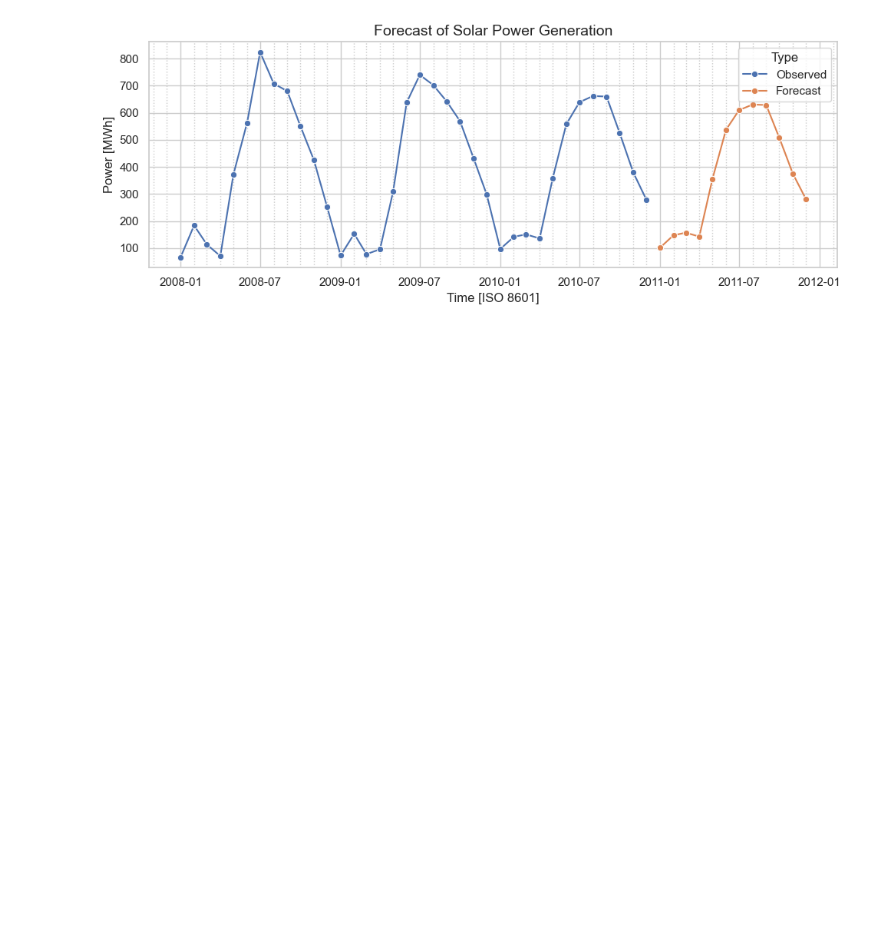
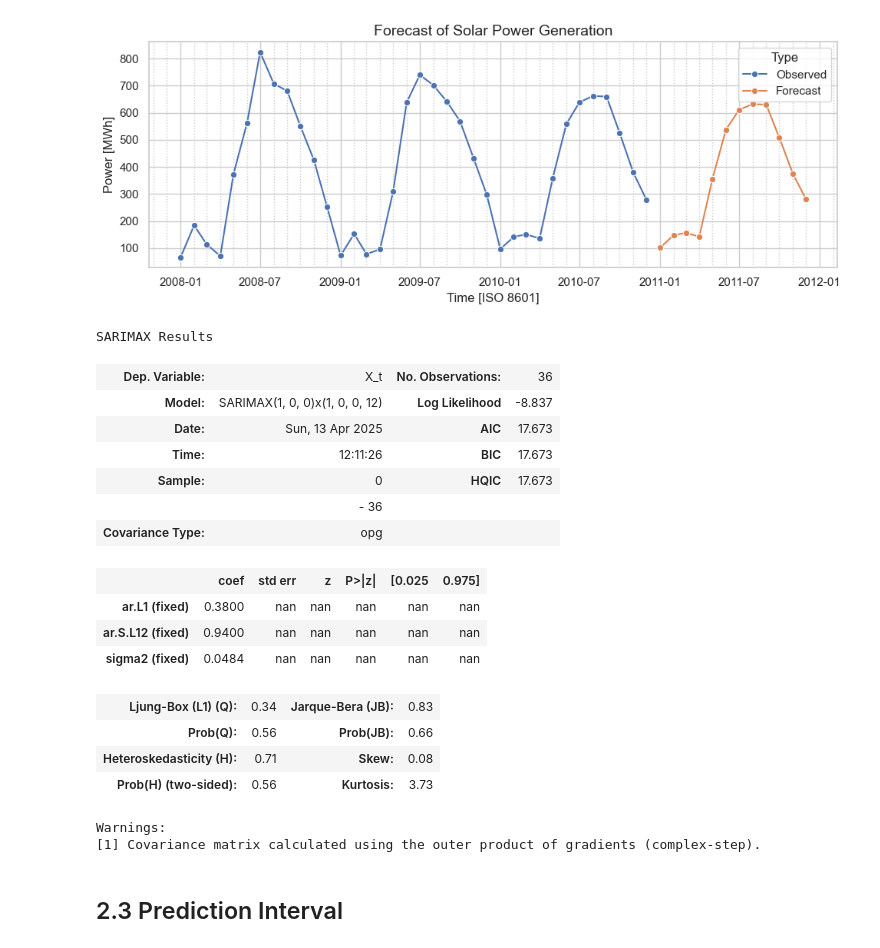
Before and after one commit to JeppeKlitgaard/DTU-02613-TimeSeries, a Jupyter notebook: Assignment3/Jeppe/JK_2.ipynb, the cells around one changed output. Drawn from its saved outputs; the diff is of its cells as text; code cells hidden in the pictures; blank space fills up the shorter version.

```diff
--- a/Assignment3/Jeppe/JK_2.ipynb
+++ b/Assignment3/Jeppe/JK_2.ipynb
@@ -283,3 +314,26 @@ plt.savefig(
 # df
 # %% [output]
 [figure]
+# %%
+model_fit.summary()
+# %% [output]
+SARIMAX Results
+| Dep. Variable: | X_t | No. Observations: | 36 |
+| Model: | SARIMAX(1, 0, 0)x(1, 0, 0, 12) | Log Likelihood | -8.837 |
+| Date: | Sun, 13 Apr 2025 | AIC | 17.673 |
+| Time: | 12:11:26 | BIC | 17.673 |
+| Sample: | 0 | HQIC | 17.673 |
+|  | - 36 |  |  |
+| Covariance Type: | opg |  |  |
+|  | coef | std err | z | P>|z| | [0.025 | 0.975] |
+| ar.L1 (fixed) | 0.3800 | nan | nan | nan | nan | nan |
+| ar.S.L12 (fixed) | 0.9400 | nan | nan | nan | nan | nan |
+| sigma2 (fixed) | 0.0484 | nan | nan | nan | nan | nan |
+| Ljung-Box (L1) (Q): | 0.34 | Jarque-Bera (JB): | 0.83 |
+| Prob(Q): | 0.56 | Prob(JB): | 0.66 |
+| Heteroskedasticity (H): | 0.71 | Skew: | 0.08 |
+| Prob(H) (two-sided): | 0.56 | Kurtosis: | 3.73 |
+Warnings:
+[1] Covariance matrix calculated using the outer product of gradients (complex-step).
+# %% [markdown]
+## 2.3 Prediction Interval
```
Also changed, not shown: parts of 11 cells of this notebook, 7 other files.
